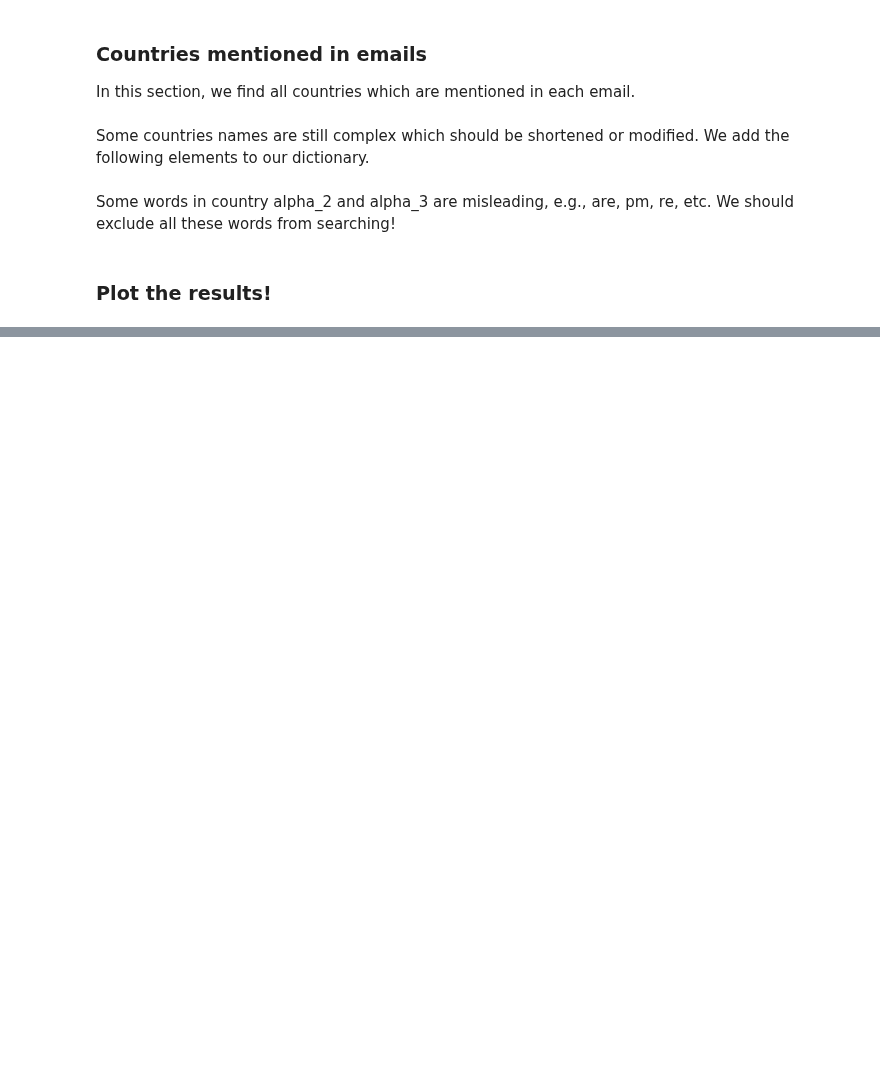
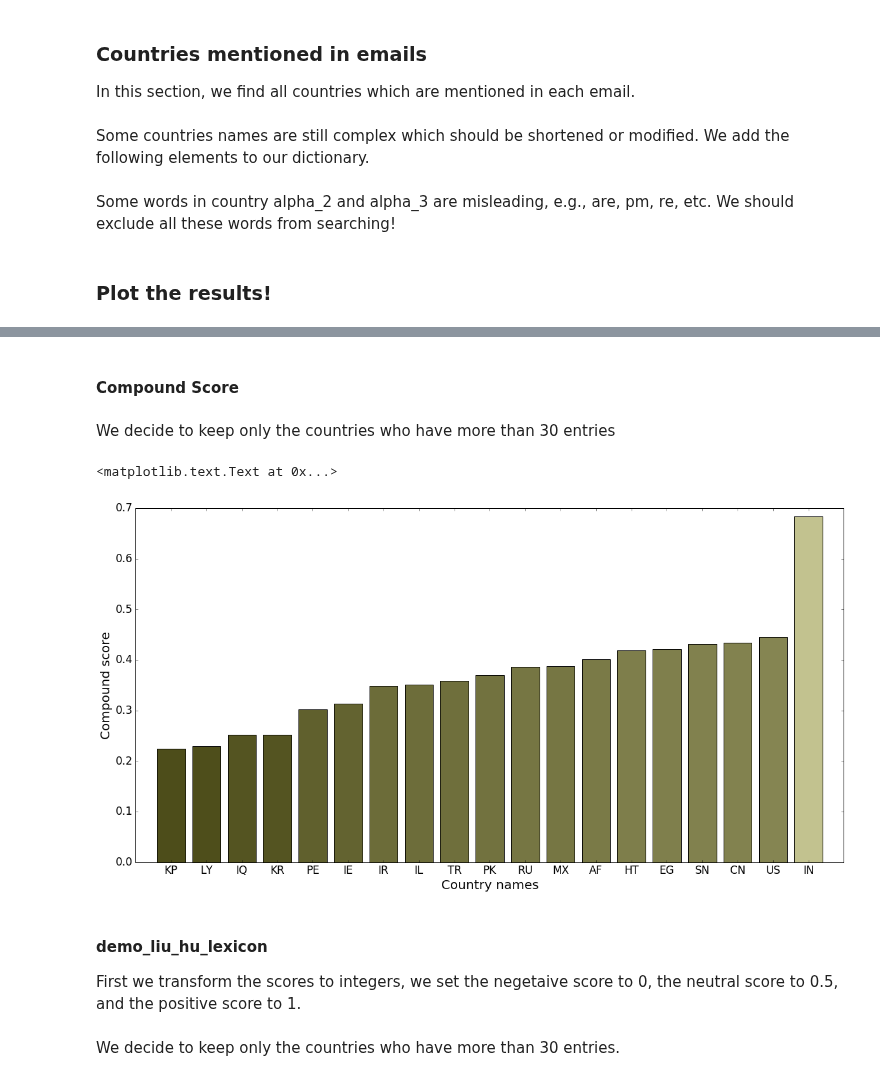
Before and after one commit to sorooshafiee/ADA-SAF, a Jupyter notebook: 05 - Taming Text/Exercise_2.ipynb, the cells around one changed output, grey strips where cells are left out. Drawn from its saved outputs; the diff is of its cells as text; code cells hidden in the pictures; blank space fills up the shorter version.

```diff
--- a/05 - Taming Text/Exercise_2.ipynb
+++ b/05 - Taming Text/Exercise_2.ipynb
@@ -150,0 +187,48 @@ countries_lst = clean_text.map(search_for_countries)
+# %%
+def avg_score(scores_emails):
+    scores = np.zeros(len(counts))
+    for i,country_name in enumerate(list(countries_dict.keys())):
+        for j,country in enumerate(countries_lst):
+            if country_name in country:
+                scores[i] += scores_emails[j]
+    average_score = scores/(counts+1*(counts==0))
+    return average_score
+# %% [markdown]
+#### Compound Score
+# %%
+average_polar = avg_score(compound_scores)
+# %%
+data_country = pd.DataFrame({'name':list(countries_dict.keys())})
+data_country['count'] = counts
+data_country['polar'] = average_polar
+data_country = data_country.sort(['polar'])
+data_country = data_country.set_index(['name'])
+# %% [markdown]
+We decide to keep only the countries who have more than 30 entries
+# %%
+data_country_frequent = data_country[data_country['count']>30]
+data_country_frequent_compound = data_country_frequent
+# %%
+colors = []
+bins = np.arange(1,len(data_country_frequent)+1)
+std_polar = np.std(data_country_frequent['polar'])
+max_polar = np.max(data_country_frequent['polar'])
+for i in data_country_frequent['polar']:
+    colors.append(i)
+colors -= np.min(colors)
+#colors /= np.max(colors)
+colors_f = []
+for col in colors:
+    colors_f.append((0.3+col,0.3+col,0.1+col))
+plt.figure(figsize=(20,10))
+plt.bar(bins,data_country_frequent['polar'],color=colors_f,tick_label=data_country_frequent.index,align='center')
+plt.xticks(fontsize = 17)
+plt.yticks(fontsize = 17)
+plt.xlabel('Country names',fontsize = 20)
+plt.ylabel('Compound score',fontsize = 20)
+# %% [output]
+<matplotlib.text.Text at 0x...>
+[figure, added]
+# %% [markdown]
+#### demo_liu_hu_lexicon
+First we transform the scores to integers, we set the negetaive score to 0, the neutral score to 0.5, and the positive score to 1.
@@ -150,0 +253,2 @@ countries_lst = clean_text.map(search_for_countries)
+# %% [markdown]
+We decide to keep only the countries who have more than 30 entries.
```
Also changed, not shown: parts of 20 cells of this notebook, 4 other files.
